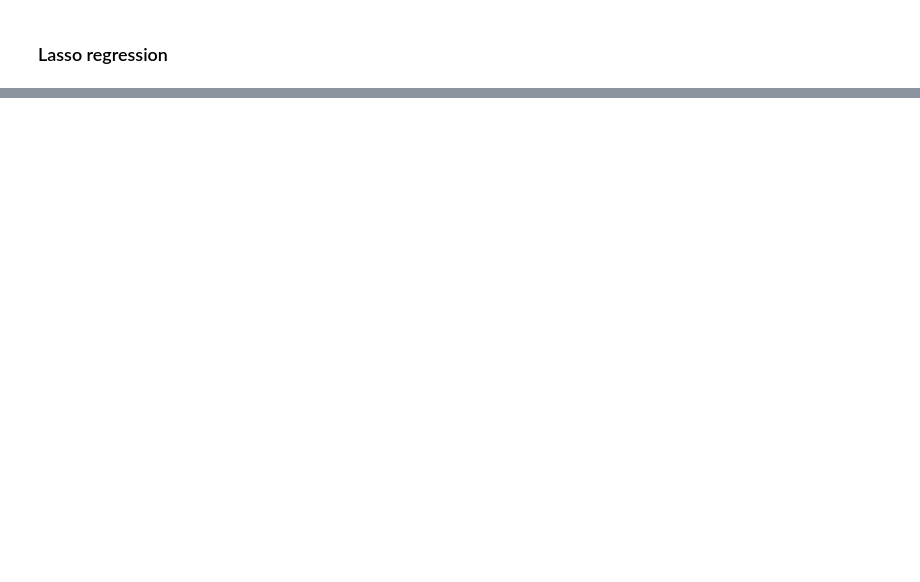
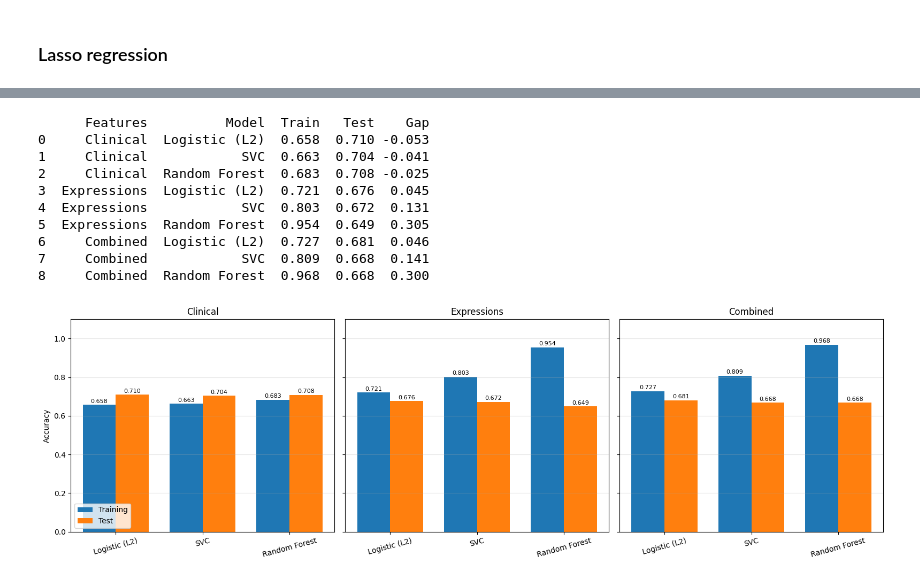
Before and after one commit to pntnguyen/ML_GCSP, a Jupyter notebook: note.ipynb, the cells around one changed output, grey strips where cells are left out. Saved outputs shown, nothing was run; the diff lists cells and outputs as text; code cells hidden in the pictures; blank space fills up the shorter version.

```diff
--- a/note.ipynb
+++ b/note.ipynb
@@ -401,0 +748,64 @@ Mean Test Accuracy : 0.707983193277311
+# %%
+import pandas as pd
+import matplotlib.pyplot as plt
+
+# (model, train features, test features) for each combination
+runs = {
+    ("Clinical", "Logistic (L2)"):    (logistic_clinical_l2,   X_train,             X_test),
+    ("Clinical", "SVC"):              (svc_clinical,           X_train,             X_test),
+    ("Clinical", "Random Forest"):    (rf_clinical,            X_train,             X_test),
+    ("Expressions", "Logistic (L2)"): (logistic_expression_l2, X_expression_train,  X_expression_test),
+    ("Expressions", "SVC"):           (svc_expression,         X_expression_train,  X_expression_test),
+    ("Expressions", "Random Forest"): (rf_expression,          X_expression_train,  X_expression_test),
+    ("Combined", "Logistic (L2)"):    (logistic_combined_l2,   X_combined_train,    X_combined_test),
+    ("Combined", "SVC"):              (svc_combined,           X_combined_train,    X_combined_test),
+    ("Combined", "Random Forest"):    (rf_combined,            X_combined_train,    X_combined_test),
+}
+
+rows = []
+for (features, name), (model, Xtr, Xte) in runs.items():
+    train_acc = model.score(Xtr, y_train)
+    test_acc = model.score(Xte, y_test)
+    rows.append({
+        "Features": features,
+        "Model": name,
+        "Train": train_acc,
+        "Test": test_acc,
+        "Gap": train_acc - test_acc,
+    })
+
+scores = pd.DataFrame(rows)
+print(scores.round(3))
+
+# grouped bars: one panel per feature set
+fig, axes = plt.subplots(1, 3, figsize=(16, 5), sharey=True)
+for ax, (features, df) in zip(axes, scores.groupby("Features", sort=False)):
+    x = range(len(df))
+    w = 0.38
+    ax.bar([i - w/2 for i in x], df["Train"], width=w, label="Training")
+    ax.bar([i + w/2 for i in x], df["Test"], width=w, label="Test")
+    for i, (tr, te) in enumerate(zip(df["Train"], df["Test"])):
+        ax.text(i - w/2, tr + 0.01, f"{tr:.3f}", ha="center", fontsize=8)
+        ax.text(i + w/2, te + 0.01, f"{te:.3f}", ha="center", fontsize=8)
+    ax.set_xticks(list(x))
+    ax.set_xticklabels(df["Model"], rotation=15)
+    ax.set_title(features)
+    ax.set_ylim(0, 1.1)
+    ax.grid(axis="y", alpha=0.3)
+
+axes[0].set_ylabel("Accuracy")
+axes[0].legend(loc="lower left")
+plt.tight_layout()
+plt.show()
+# %% [output]
+      Features          Model  Train   Test    Gap
+0     Clinical  Logistic (L2)  0.658  0.710 -0.053
+1     Clinical            SVC  0.663  0.704 -0.041
+2     Clinical  Random Forest  0.683  0.708 -0.025
+3  Expressions  Logistic (L2)  0.721  0.676  0.045
+4  Expressions            SVC  0.803  0.672  0.131
+5  Expressions  Random Forest  0.954  0.649  0.305
+6     Combined  Logistic (L2)  0.727  0.681  0.046
+7     Combined            SVC  0.809  0.668  0.141
+8     Combined  Random Forest  0.968  0.668  0.300
+[figure, added]
```
Also changed, not shown: parts of 65 cells of this notebook, 37 other files.
